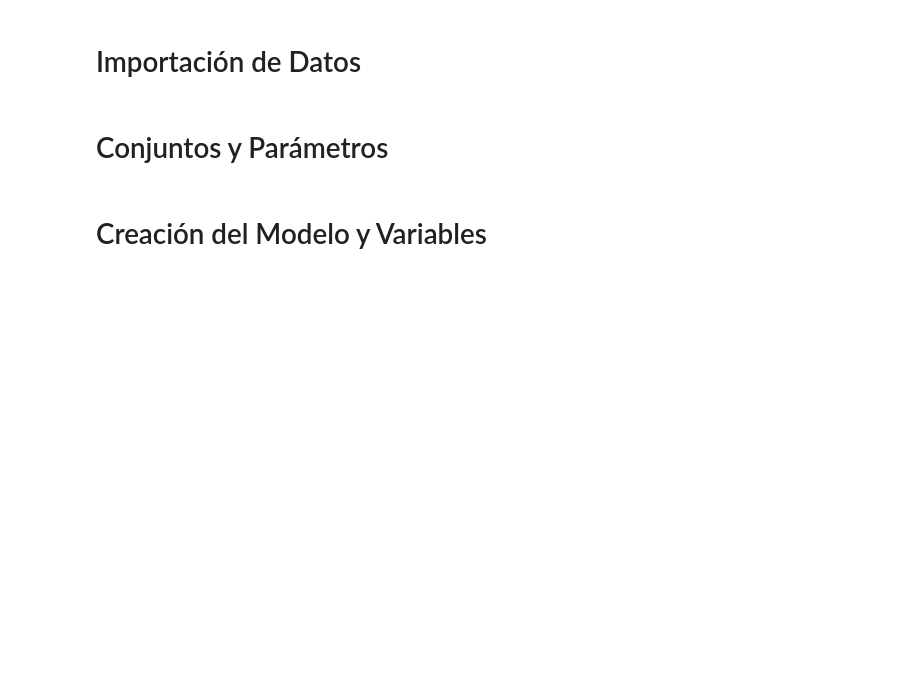
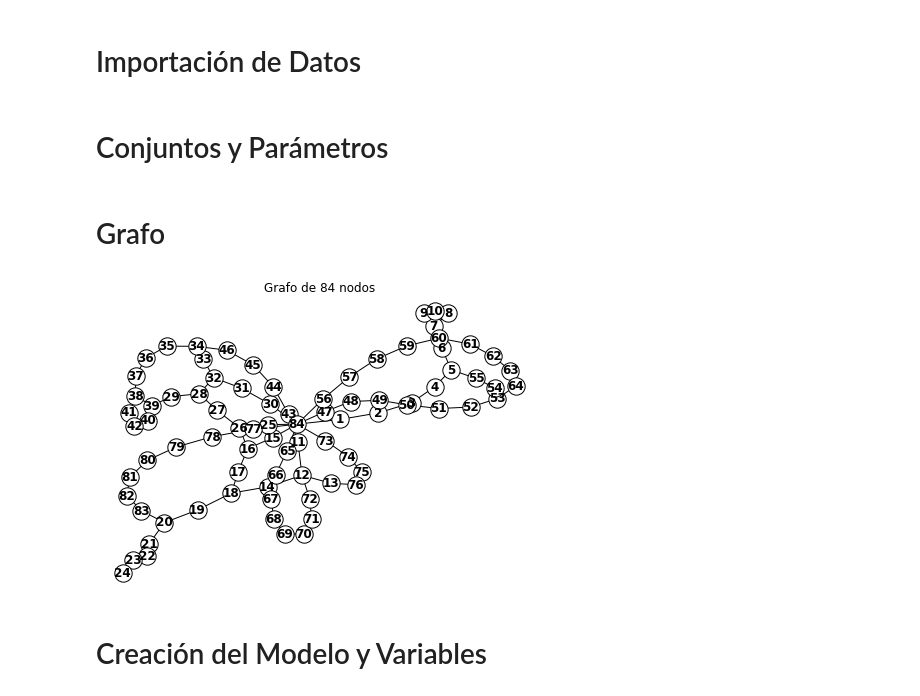
Before and after one commit to mforeroa/ProyectoRSD, a Jupyter notebook: Notebooks_Pruebas/84nodos.ipynb, the cells around one changed output. Cells and saved outputs as stored; diff of their text form; code cells hidden in the pictures; blank space fills up the shorter version.

```diff
--- a/Notebooks_Pruebas/84nodos.ipynb
+++ b/Notebooks_Pruebas/84nodos.ipynb
@@ -245,6 +245,21 @@ for i in barras:
 
 
 bv=0.1
+# %% [markdown]
+# Grafo
+# %%
+grafo=[]
+
+G = nx.Graph()
+
+G.add_nodes_from(N)
+
+G.add_edges_from(B)
+nx.draw(G, with_labels=True, node_color="white", font_weight='bold', edgecolors='black')
+plt.title("Grafo de 84 nodos")
+plt.show()
+# %% [output]
+[figure, added]
 # %% [markdown]
 # Creación del Modelo y Variables
 # %%
```
Also changed, not shown: parts of 6 cells of this notebook, 9 other files.
